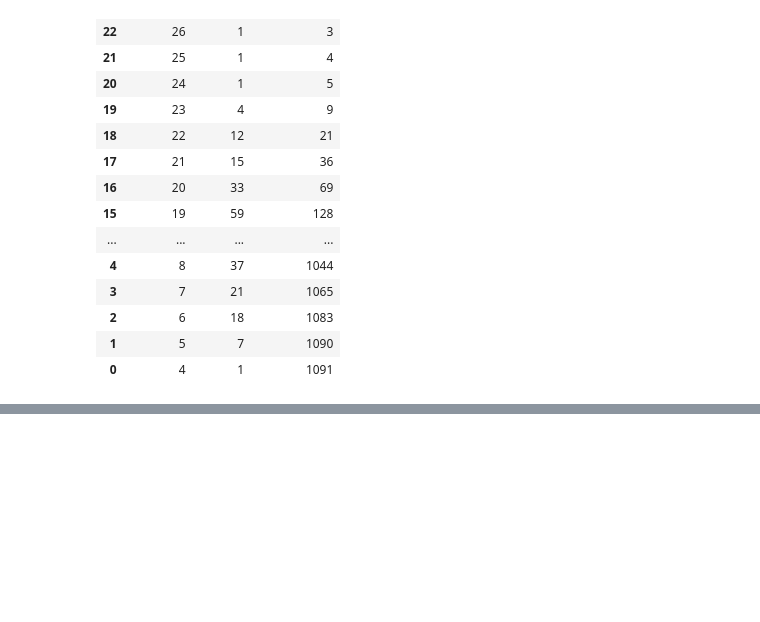
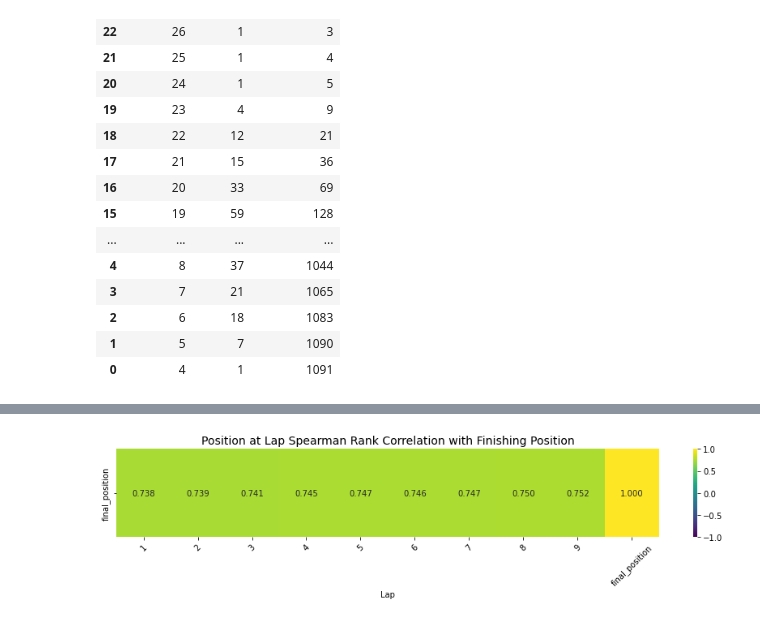
Before and after one commit to ryandouglaskish/MSAI-349-Project, a Jupyter notebook: RaceMultiOutputModelData.ipynb, the cells around one changed output, grey strips where cells are left out. Drawn from its saved outputs; the diff is of its cells as text; code cells hidden in the pictures; blank space fills up the shorter version.

```diff
--- a/RaceMultiOutputModelData.ipynb
+++ b/RaceMultiOutputModelData.ipynb
@@ -604,0 +914,14 @@ n_races_n_drivers['cum_n_races'] = n_races_n_drivers['n_races'].cumsum()
+# %%
+
+corr_matrix = laps[list(range(1,10)) + ['final_position']].corr(method = 'spearman')
+corr_matrix = corr_matrix.loc[['final_position']]
+
+# Plot the heatmap
+plt.figure(figsize=(15, 2))
+plt.title('Position at Lap Spearman Rank Correlation with Finishing Position', fontsize=14)
+sns.heatmap(corr_matrix, annot=True, fmt='.3f', annot_kws={'size': 10}, vmin=-1, vmax=1, cmap='viridis')
+plt.xticks(rotation=45)
+plt.xlabel('Lap')
+plt.savefig('eda_visualizations/position_at_lap_spearman_correlation.png', bbox_inches='tight')
+# %% [output]
+[figure, added]
```
Also changed, not shown: parts of 23 cells of this notebook, 29 other files.
